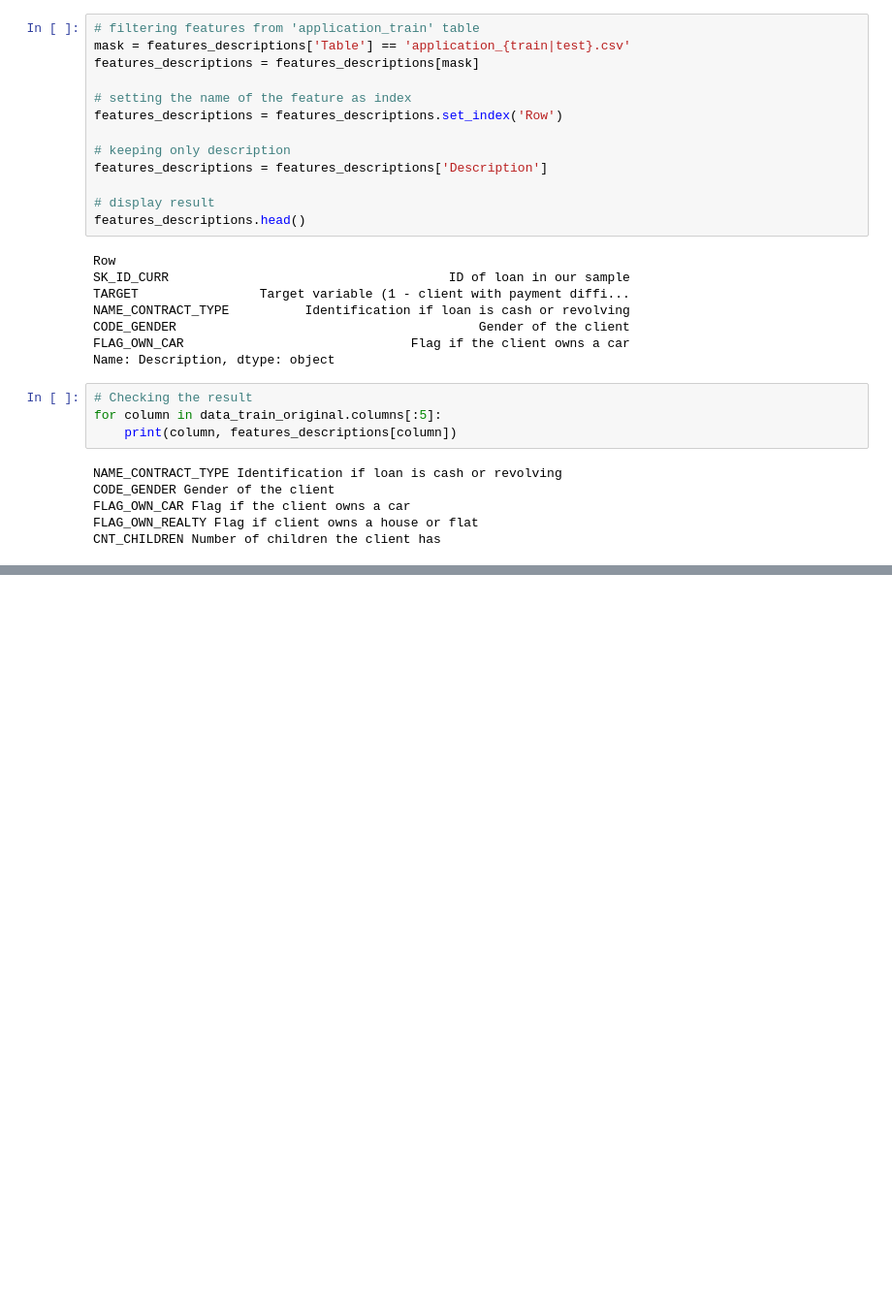
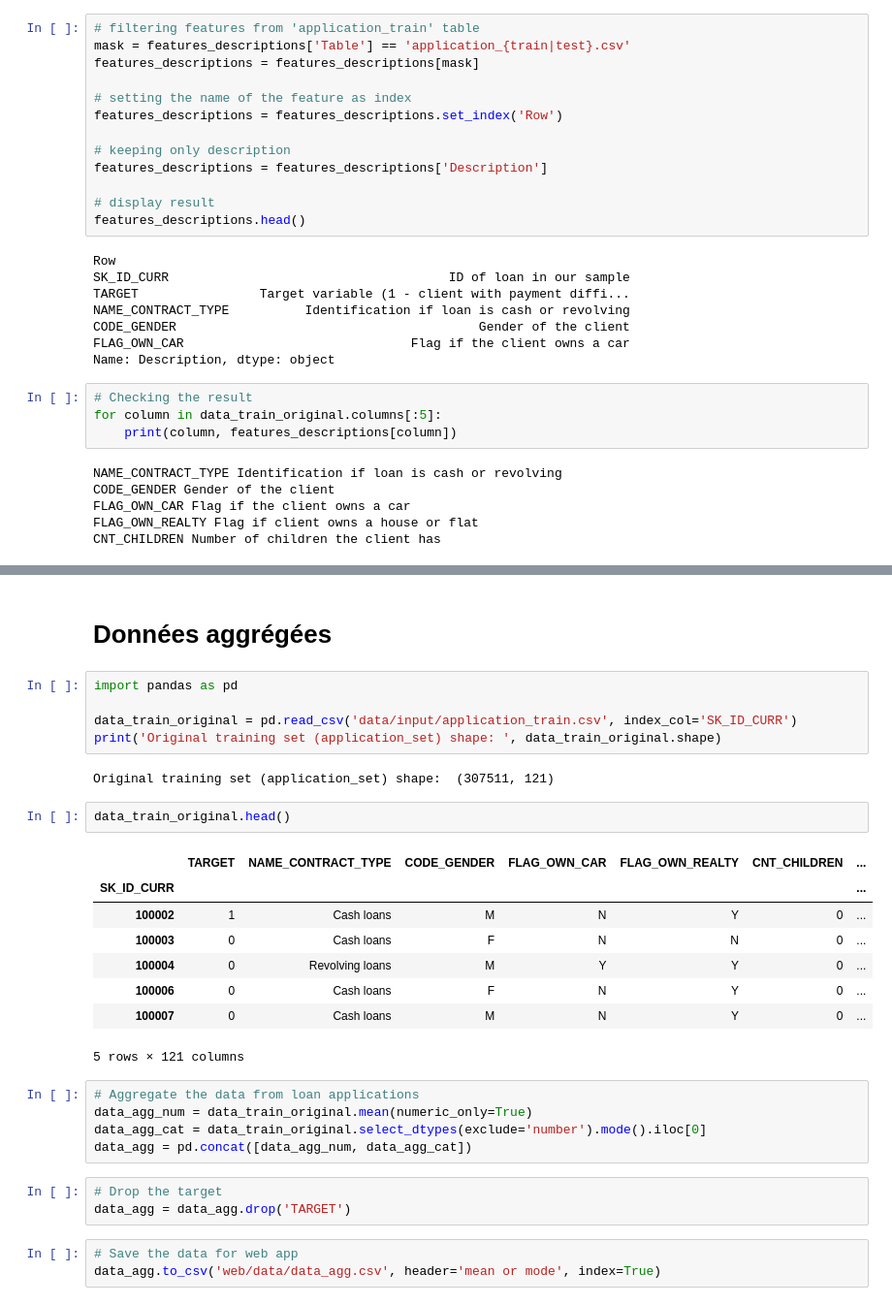
Before and after one commit to christophelebrun/OC_parcours_Data_Scientist_P7, a Jupyter notebook: projet7_interpretation.ipynb, the cells around one changed output, grey strips where cells are left out. Shown at 97% size. Saved outputs shown, nothing was run; the diff lists cells and outputs as text; blank space fills up the shorter version.

```diff
--- a/projet7_interpretation.ipynb
+++ b/projet7_interpretation.ipynb
@@ -248,0 +355,31 @@ CNT_CHILDREN Number of children the client has
+# %% [markdown]
+# Données aggrégées
+# %%
+import pandas as pd
+
+data_train_original = pd.read_csv('data/input/application_train.csv', index_col='SK_ID_CURR')
+print('Original training set (application_set) shape: ', data_train_original.shape)
+# %% [output]
+Original training set (application_set) shape:  (307511, 121)
+# %%
+data_train_original.head()
+# %% [output]
+|  | TARGET | NAME_CONTRACT_TYPE | CODE_GENDER | FLAG_OWN_CAR | FLAG_OWN_REALTY | CNT_CHILDREN | ... |
+| SK_ID_CURR |  |  |  |  |  |  | ... |
+| 100002 | 1 | Cash loans | M | N | Y | 0 | ... |
+| 100003 | 0 | Cash loans | F | N | N | 0 | ... |
+| 100004 | 0 | Revolving loans | M | Y | Y | 0 | ... |
+| 100006 | 0 | Cash loans | F | N | Y | 0 | ... |
+| 100007 | 0 | Cash loans | M | N | Y | 0 | ... |
+5 rows × 121 columns
+# %%
+# Aggregate the data from loan applications
+data_agg_num = data_train_original.mean(numeric_only=True)
+data_agg_cat = data_train_original.select_dtypes(exclude='number').mode().iloc[0]
+data_agg = pd.concat([data_agg_num, data_agg_cat])
+# %%
+# Drop the target
+data_agg = data_agg.drop('TARGET')
+# %%
+# Save the data for web app
+data_agg.to_csv('web/data/data_agg.csv', header='mean or mode', index=True)
```
Also changed, not shown: parts of 16 cells of this notebook, 14 other files.
